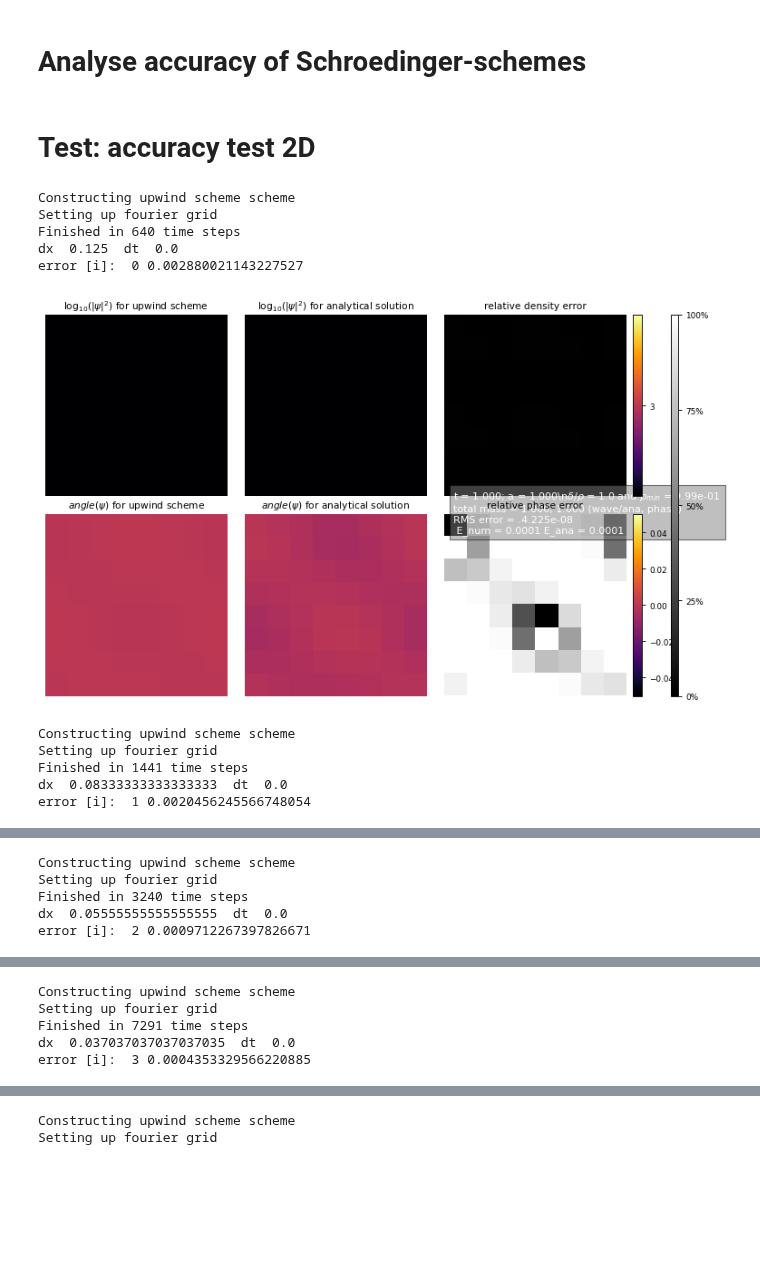
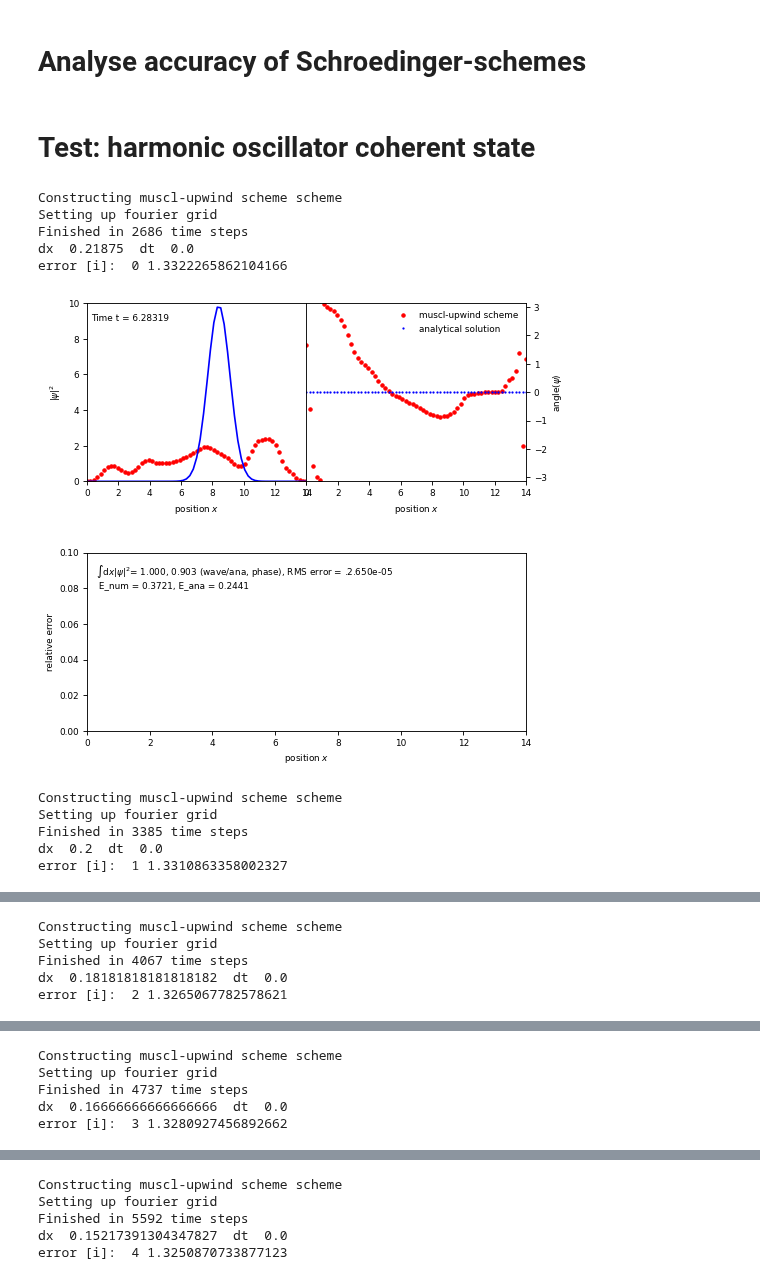
Before and after one commit to KunkelAlexander/fdm-hybrid-scheme, a Jupyter notebook: accuracy_analysis.ipynb, the cells around one changed output, grey strips where cells are left out. Drawn from its saved outputs; the diff is of its cells as text; code cells hidden in the pictures; blank space fills up the shorter version.

```diff
--- a/accuracy_analysis.ipynb
+++ b/accuracy_analysis.ipynb
@@ -75,16 +77,16 @@ def analyseError(
 # %%
 N = 6
 #test_names_1d  = ['accuracy test']
-#test_names  = ["harmonic oscillator coherent state"]
+test_names  = ["harmonic oscillator coherent state"]
 #test_names  = ['periodic gaussian wave packet']
 #test_names  = ['perturbation wave 2D', 'perturbation wave 3D']
-test_names = ['accuracy test 2D']#, 'accuracy test 3D']
-schemes_for_accuracy_test = ["phase-upwind", "phase-ho-upwind_mc"]#, "phase-ho-upwind_leer", "phase-ho-upwind_albada"]
+#test_names = ['periodic gaussian wave packet']#, 'accuracy test 3D']
+schemes_for_accuracy_test = ["phase-ho-upwind_mc"]#, "phase-ho-upwind_mc"]#, "phase-ho-upwind_leer", "phase-ho-upwind_albada"]
 #schemes_for_accuracy_test = ["phase-ho-upwind_albada"]"wave-ftcs2", "wave-ftcs4",
 advection  = False
 waveScheme = None#wave_schemes.SpectralScheme
 
-increaseSpatialResolution  = 1.3
+increaseSpatialResolution  = 1.1
 increaseTemporalResolution = 1
 suffix = ""
 plotRuns = True
@@ -101,42 +103,44 @@ for test_name in test_names:
 
         c = getBaseConfig()
         testConfig(c)
         schemeConfig(c)
-        c["stencilOrder"] = 2
+        c["timeOrder"] = 2
+        c["stencilOrder"] = 4
         c["C_parabolic"] = 0.1
+        c["C_velocity"] = 0.25
 
         p, dx, dt = analyseError(
             scheme,
             c,
             test,
             test,
             N=N,
             increaseTemporalResolution = increaseTemporalResolution,
             increaseSpatialResolution = increaseSpatialResolution,
             debug=plotRuns,
             waveScheme= waveScheme,
             advection = advection,
             potential = potential
         )
 
         truncations_errors[scheme_name] = {
             "errors": p,
             "dx": dx,
             "dt": dt
         }
         filename = "data/truncation_error_" + test_name.replace(" ", "_") + "_" + scheme_name.replace(" ", "_") + suffix + ".npz"
         print(filename)
         np.savez(filename, **(truncations_errors[scheme_name]))
 # %% [output]
-# Test: accuracy test 2D
+# Test: harmonic oscillator coherent state
-Constructing upwind scheme scheme
+Constructing muscl-upwind scheme scheme
 Setting up fourier grid
-Finished in 640 time steps
-dx  0.125  dt  0.0
-error [i]:  0 0.002880021143227527
+Finished in 2686 time steps
+dx  0.21875  dt  0.0
+error [i]:  0 1.3322265862104166
-[figure, old version]
+[figure, new version]
-Constructing upwind scheme scheme
+Constructing muscl-upwind scheme scheme
 Setting up fourier grid
-Finished in 1441 time steps
-dx  0.08333333333333333  dt  0.0
-error [i]:  1 0.0020456245566748054
+Finished in 3385 time steps
+dx  0.2  dt  0.0
+error [i]:  1 1.3310863358002327
@@ -144,5 +148,5 @@ error [i]:  1 0.0020456245566748054
-Constructing upwind scheme scheme
+Constructing muscl-upwind scheme scheme
 Setting up fourier grid
-Finished in 3240 time steps
-dx  0.05555555555555555  dt  0.0
-error [i]:  2 0.0009712267397826671
+Finished in 4067 time steps
+dx  0.18181818181818182  dt  0.0
+error [i]:  2 1.3265067782578621
@@ -150,5 +154,5 @@ error [i]:  2 0.0009712267397826671
-Constructing upwind scheme scheme
+Constructing muscl-upwind scheme scheme
 Setting up fourier grid
-Finished in 7291 time steps
-dx  0.037037037037037035  dt  0.0
-error [i]:  3 0.0004353329566220885
+Finished in 4737 time steps
+dx  0.16666666666666666  dt  0.0
+error [i]:  3 1.3280927456892662
@@ -156,2 +160,5 @@ error [i]:  3 0.0004353329566220885
-Constructing upwind scheme scheme
+Constructing muscl-upwind scheme scheme
 Setting up fourier grid
+Finished in 5592 time steps
+dx  0.15217391304347827  dt  0.0
+error [i]:  4 1.3250870733877123
```
Also changed, not shown: parts of 4 cells of this notebook, 9 other files.
